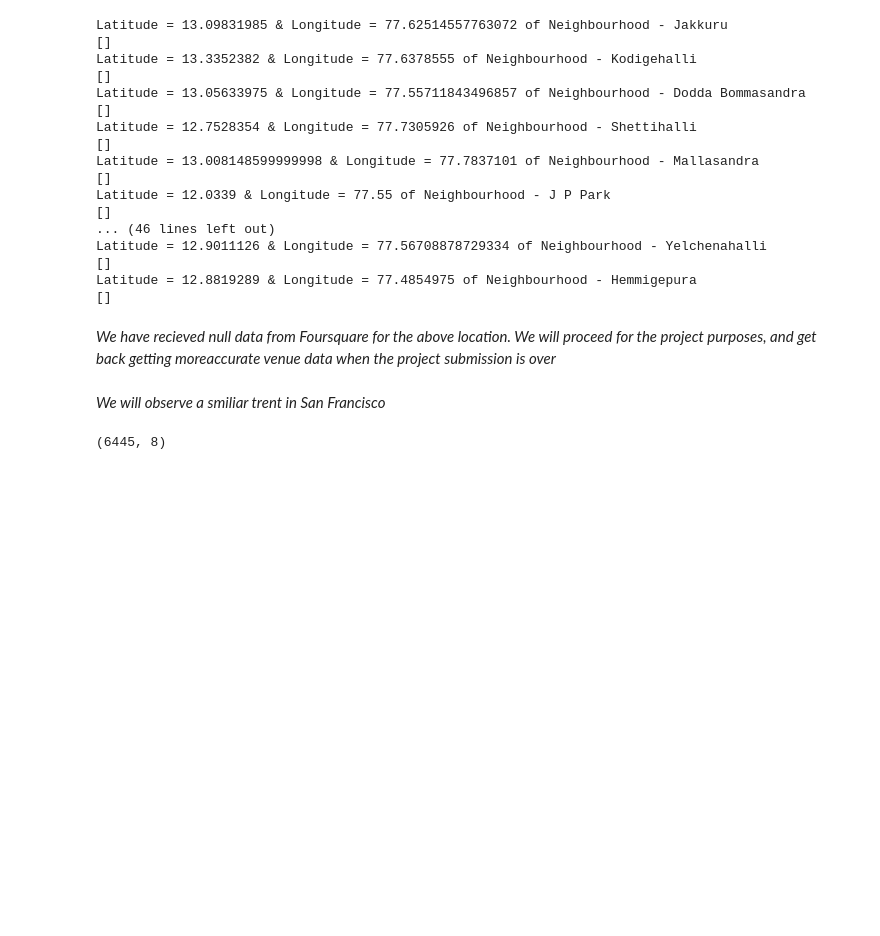
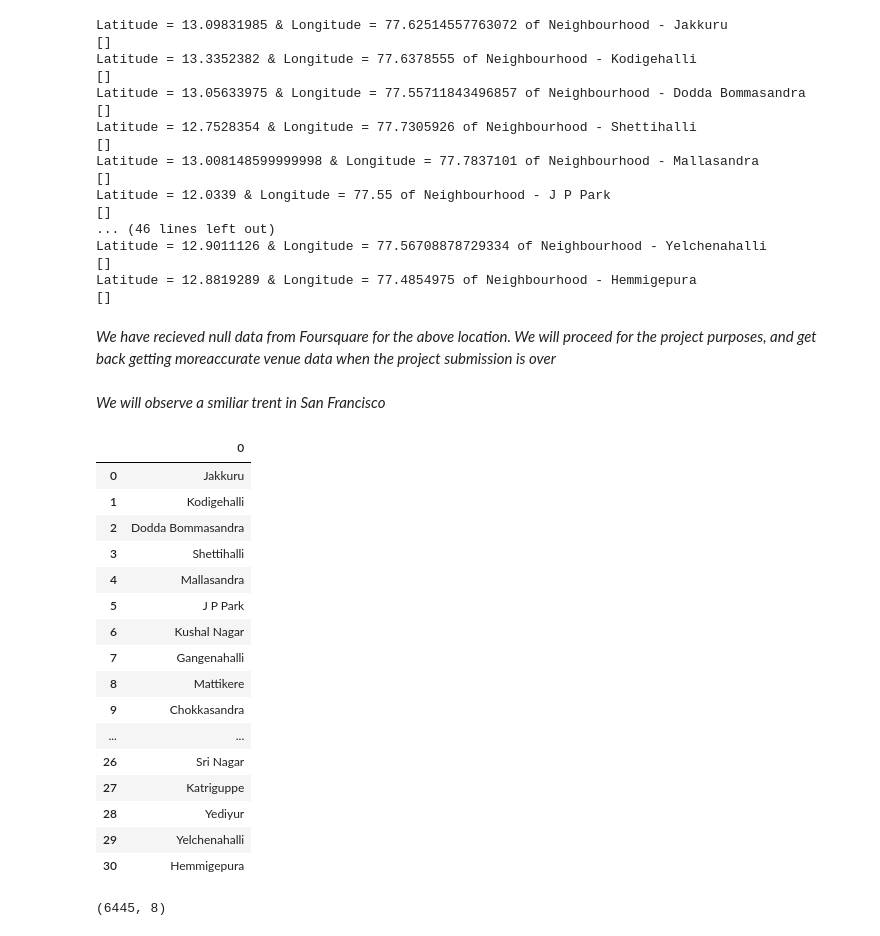
Before and after one commit to samlakhmani/-Comparison-of-Neighborhoods-in-Bangalore-and-San-Francisco, a Jupyter notebook: Bangalore vs San Francisco .ipynb, the cells around one changed output. Cells and saved outputs as stored; diff of their text form; code cells hidden in the pictures; blank space fills up the shorter version.

```diff
--- a/Bangalore vs San Francisco .ipynb
+++ b/Bangalore vs San Francisco .ipynb
@@ -612,6 +612,26 @@ Latitude = 12.8819289 & Longitude = 77.4854975 of Neighbourhood - Hemmigepura
 _We have recieved null data from Foursquare for the above location. We will proceed for the project purposes, and get back getting moreaccurate venue data when the project submission is over_
 # %% [markdown]
 _We will observe a smiliar trent in San Francisco_
+# %%
+pd.DataFrame(missing_nhood)
+# %% [output]
+|  | 0 |
+| 0 | Jakkuru |
+| 1 | Kodigehalli |
+| 2 | Dodda Bommasandra |
+| 3 | Shettihalli |
+| 4 | Mallasandra |
+| 5 | J P Park |
+| 6 | Kushal Nagar |
+| 7 | Gangenahalli |
+| 8 | Mattikere |
+| 9 | Chokkasandra |
+| ... | ... |
+| 26 | Sri Nagar |
+| 27 | Katriguppe |
+| 28 | Yediyur |
+| 29 | Yelchenahalli |
+| 30 | Hemmigepura |
 # %%
 df_venues = pd.concat([blr_venues,sf_venues])
 # %%
```
Also changed, not shown: parts of 10 cells of this notebook.
